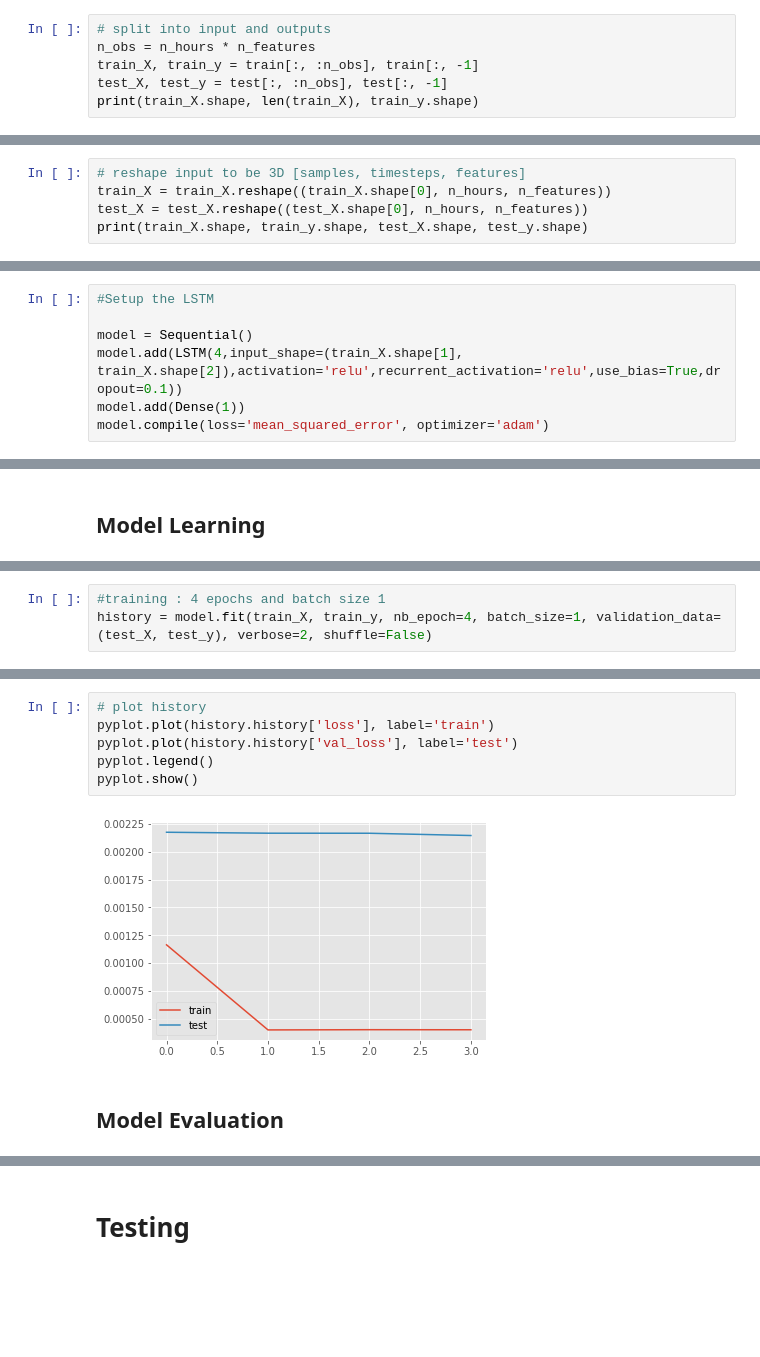
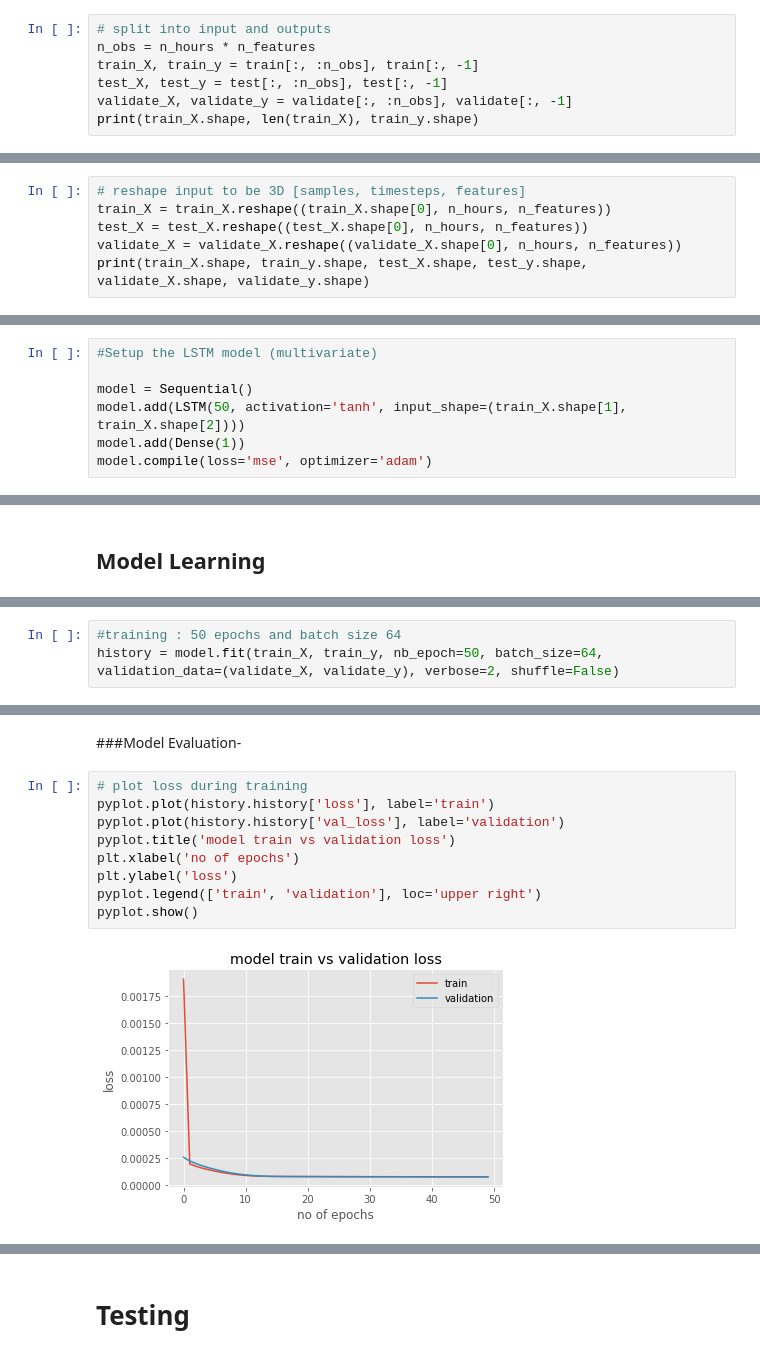
Before and after one commit to ricsamikwa/Flood_Prediction-IoT-Edge-AI, a Jupyter notebook: flood_prediction-LSTM/Multivariate_lstm_ahead_of_time_flood_prediction.ipynb, the cells around one changed output, grey strips where cells are left out. Cells and saved outputs as stored; diff of their text form; blank space fills up the shorter version.

Commit message:
updated multivariate lstm ahead of time prediction, working

```diff
--- a/flood_prediction-LSTM/Multivariate_lstm_ahead_of_time_flood_prediction.ipynb
+++ b/flood_prediction-LSTM/Multivariate_lstm_ahead_of_time_flood_prediction.ipynb
@@ -221,6 +237,7 @@ plt.show()
 n_obs = n_hours * n_features
 train_X, train_y = train[:, :n_obs], train[:, -1]
 test_X, test_y = test[:, :n_obs], test[:, -1]
+validate_X, validate_y = validate[:, :n_obs], validate[:, -1]
 print(train_X.shape, len(train_X), train_y.shape)
 # %% [output]
 (55100, 20) 55100 (55100,)
@@ -243,5 +247,6 @@ print(train_y[0])
 # reshape input to be 3D [samples, timesteps, features]
 train_X = train_X.reshape((train_X.shape[0], n_hours, n_features))
 test_X = test_X.reshape((test_X.shape[0], n_hours, n_features))
-print(train_X.shape, train_y.shape, test_X.shape, test_y.shape)
+validate_X = validate_X.reshape((validate_X.shape[0], n_hours, n_features))
+print(train_X.shape, train_y.shape, test_X.shape, test_y.shape, validate_X.shape, validate_y.shape)
 # %% [output]
@@ -249,12 +254,12 @@ print(train_X.shape, train_y.shape, test_X.shape, test_y.shape)
 # %% [markdown]
 ## Model (LSTM)
 # %%
-#Setup the LSTM
+#Setup the LSTM model (multivariate)
 
 model = Sequential()
-model.add(LSTM(4,input_shape=(train_X.shape[1], train_X.shape[2]),activation='relu',recurrent_activation='relu',use_bias=True,dropout=0.1))
+model.add(LSTM(50, activation='tanh', input_shape=(train_X.shape[1], train_X.shape[2])))
 model.add(Dense(1))
-model.compile(loss='mean_squared_error', optimizer='adam')
+model.compile(loss='mse', optimizer='adam')
 # %%
 model.summary()
 # %% [output]
@@ -275,4 +282,4 @@ _________________________________________________________________
 # %%
-#training : 4 epochs and batch size 1
-history = model.fit(train_X, train_y, nb_epoch=4, batch_size=1, validation_data=(test_X, test_y), verbose=2, shuffle=False)
+#training : 50 epochs and batch size 64
+history = model.fit(train_X, train_y, nb_epoch=50, batch_size=64, validation_data=(validate_X, validate_y), verbose=2, shuffle=False)
 # %% [output]
@@ -288,11 +303,14 @@ Epoch 4/4
+# %% [markdown]
+###Model Evaluation-
 # %%
-# plot history
+# plot loss during training
 pyplot.plot(history.history['loss'], label='train')
-pyplot.plot(history.history['val_loss'], label='test')
-pyplot.legend()
+pyplot.plot(history.history['val_loss'], label='validation')
+pyplot.title('model train vs validation loss')
+plt.xlabel('no of epochs')
+plt.ylabel('loss')
+pyplot.legend(['train', 'validation'], loc='upper right')
 pyplot.show()
 # %% [output]
-[figure, old version]
+[figure, new version]
-# %% [markdown]
-## Model Evaluation
 # %%
```
Also changed, not shown: parts of 54 cells of this notebook.
